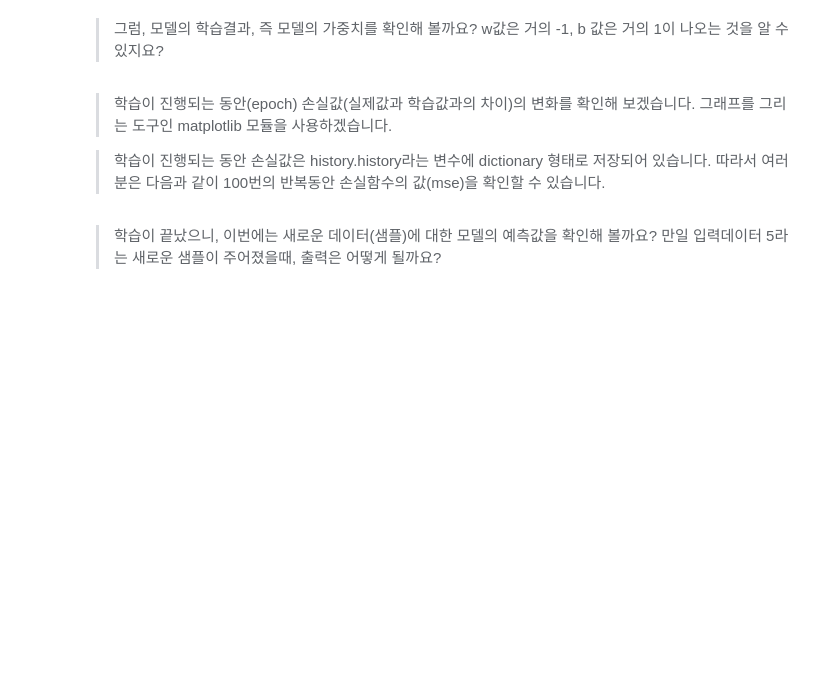
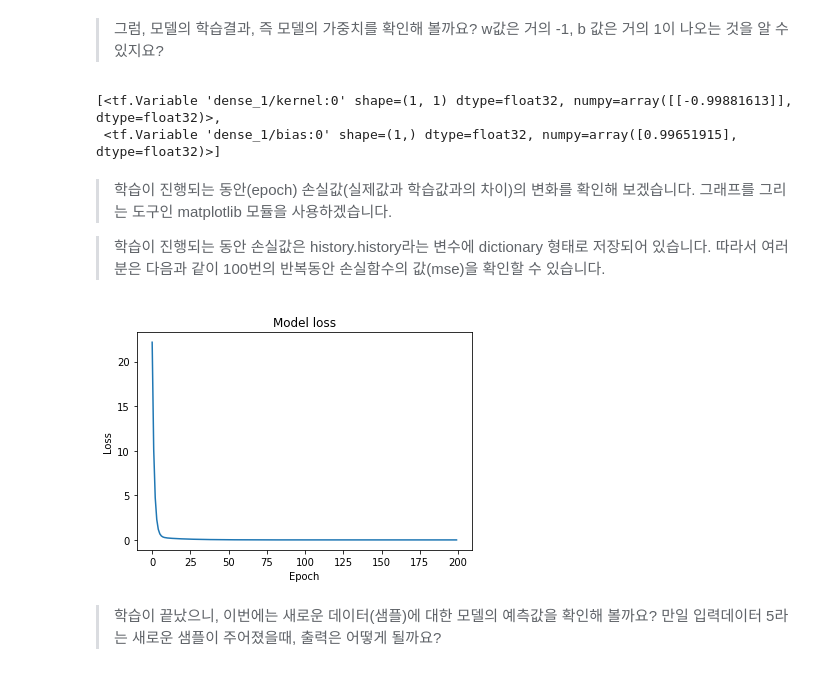
Before and after one commit to sturu1/git-first, a Jupyter notebook: Copy_of_sung_lec01_regression(1)_2020_06_11오후수업.ipynb, the cells around one changed output. Cells and saved outputs as stored; diff of their text form; code cells hidden in the pictures; blank space fills up the shorter version.

````diff
--- a/Copy_of_sung_lec01_regression(1)_2020_06_11오후수업.ipynb
+++ b/Copy_of_sung_lec01_regression(1)_2020_06_11오후수업.ipynb
@@ -44,8 +48,12 @@ y = w1*x1 + b
 ```
 y=w1 * x1 + b
 ```
+# %%
+model = Sequential() #뇌의 공간을 만들었다고생각하면됨
 # %% [markdown]
 > 먼저 keras의 **sequentiao() 클래스**를 이용하여** model 이라는 instance를 생성**하고 여기에 **layer(층)와 unit(셀, 뉴런)을 순차적으로 추가**합니다. 이때, 입력데이터의 각 개체의 모양을 input_shape로 정의하는 것이 필요합니다. input 데이터는 4개의 개체(4명의 학생)로 이루어져 있지만, 한 개체는 1개의 속성을 가지고 있으므로 **inpu_shape는 1D 벡터인 (1,)**로 지정합니다. 또는 input_dim=1 로 표현하기도 합니다.
+# %%
+model.add(Dense(units=1, input_shape=(1,)))  #한 개체에 몇개의 속성이 잇냐 그게 중요하다
 # %% [markdown]
 > 윗 식은 다음과 같이 표현 가능합니다. `model.add(Dense(1, input_dim=1))`
 
@@ -53,6 +61,8 @@ y=w1 * x1 + b
 # %% [markdown]
 > 다음으로 **모델을 compile** 합니다. 이때 활용할 **손실함수**(loss function or cost function) 및 Gradient Descent 알고리즘(**optimizer**)을 정의합니다.
 본 예제는 **숫자를 예측하는 회귀분석 문제**이므로, **손실함수로 mse**(평균제곱오차)를 사용하고,**optimizer로 SGD**를 사용합니다. lr=0.1은 학습률을 정의한 것으로, 모델에 포함된 가중치가 변화하는 정도를 의미합니다. 참고로 SGD는 Gradient Descent Algorithm 중 하나로 확률적경사하강법을 의미합니다.
+# %%
+model.compile(loss='mse', optimizer=SGD(lr=0.1))
 # %% [markdown]
 > 자 이제 모델의 생성이 끝났습니다.
 최종 학습 이전에 모델의 구조를 확인해 볼까요?
@@ -59,3 +82,5 @@ y=w1 * x1 + b
 # %% [markdown]
 > 이제 입력 및 출력 샘플을 가지고 모델을 학습 시킵니다.
 > 한번에 학습되지 않겠지요? 총 200번 반복하면서 점점 학습의 정확도를 높입니다. 여기서 모든 입력데이터를 전부 사용하여 학습하는 것을 **1 epoch** 학습하였다고 표현합니다. 우리는 200번을 학습시킬 계획이므로 **epochs=200**으로 설정합니다. 학습이 진행되는 동안 model instance의 가중치는 계속 변화면서 타겟값과 예측값의 차이를 줄여가게 됩니다. 그리고 학습과정동안의 각종 지표들은 history라는 변수에 저장되게 됩니다.
+# %%
+history = model.fit(x_train, y_train, epochs=200)
@@ -64,6 +107,11 @@ y=w1 * x1 + b
 # %% [markdown]
 > 그럼, 모델의 학습결과, 즉 모델의 가중치를 확인해 볼까요?
 w값은 거의 -1, b 값은 거의 1이 나오는 것을 알 수 있지요?
+# %%
+model.weights
+# %% [output]
+[<tf.Variable 'dense_1/kernel:0' shape=(1, 1) dtype=float32, numpy=array([[-0.99881613]], dtype=float32)>,
+ <tf.Variable 'dense_1/bias:0' shape=(1,) dtype=float32, numpy=array([0.99651915], dtype=float32)>]
 # %% [markdown]
 > 학습이 진행되는 동안(epoch) 손실값(실제값과 학습값과의 차이)의 변화를 확인해 보겠습니다. 그래프를 그리는 도구인 matplotlib 모듈을 사용하겠습니다.
 
@@ -71,3 +121,11 @@ w값은 거의 -1, b 값은 거의 1이 나오는 것을 알 수 있지요?
+# %%
+plt.plot(history.history["loss"])
+plt.title("Model loss")
+plt.ylabel('Loss')
+plt.xlabel('Epoch')
+plt.show()
+# %% [output]
+[figure, added]
 # %% [markdown]
 > 학습이 끝났으니, 이번에는 새로운 데이터(샘플)에 대한 모델의 예측값을 확인해 볼까요?
 만일 입력데이터 5라는 새로운 샘플이 주어졌을때, 출력은 어떻게 될까요?
````
Also changed, not shown: parts of 5 cells of this notebook.
